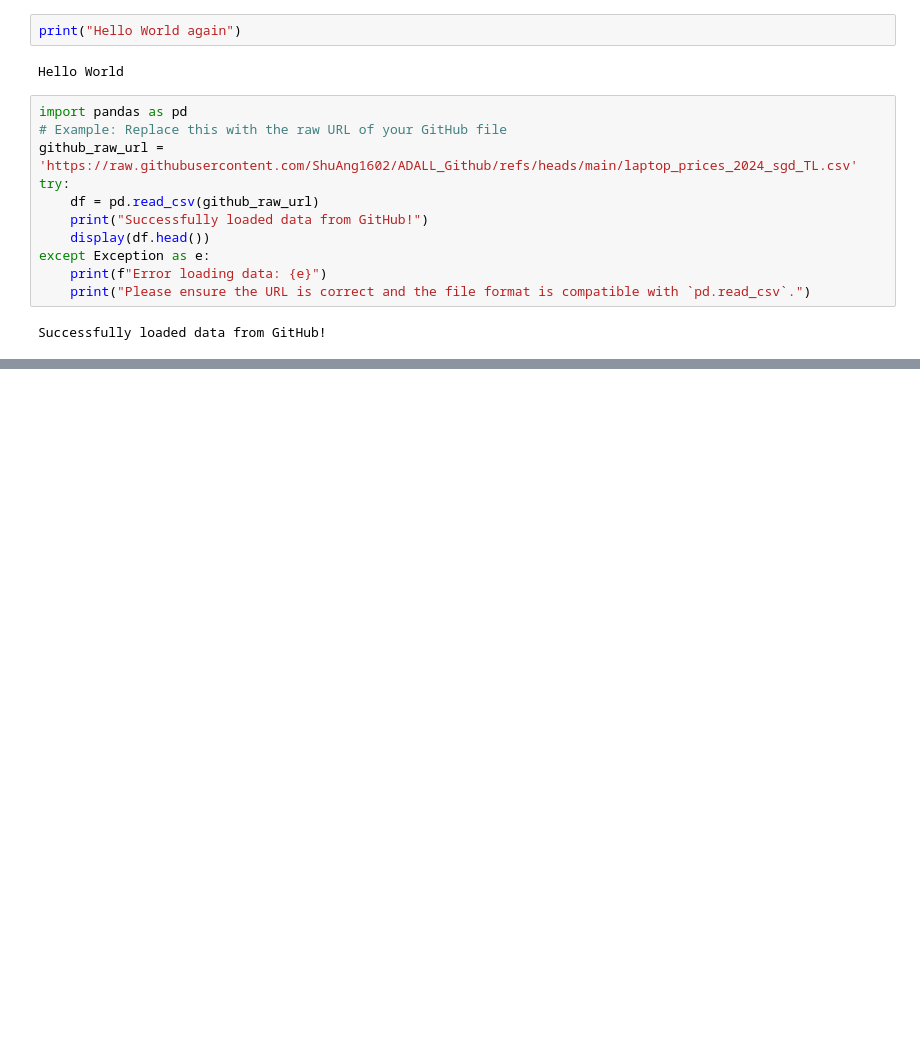
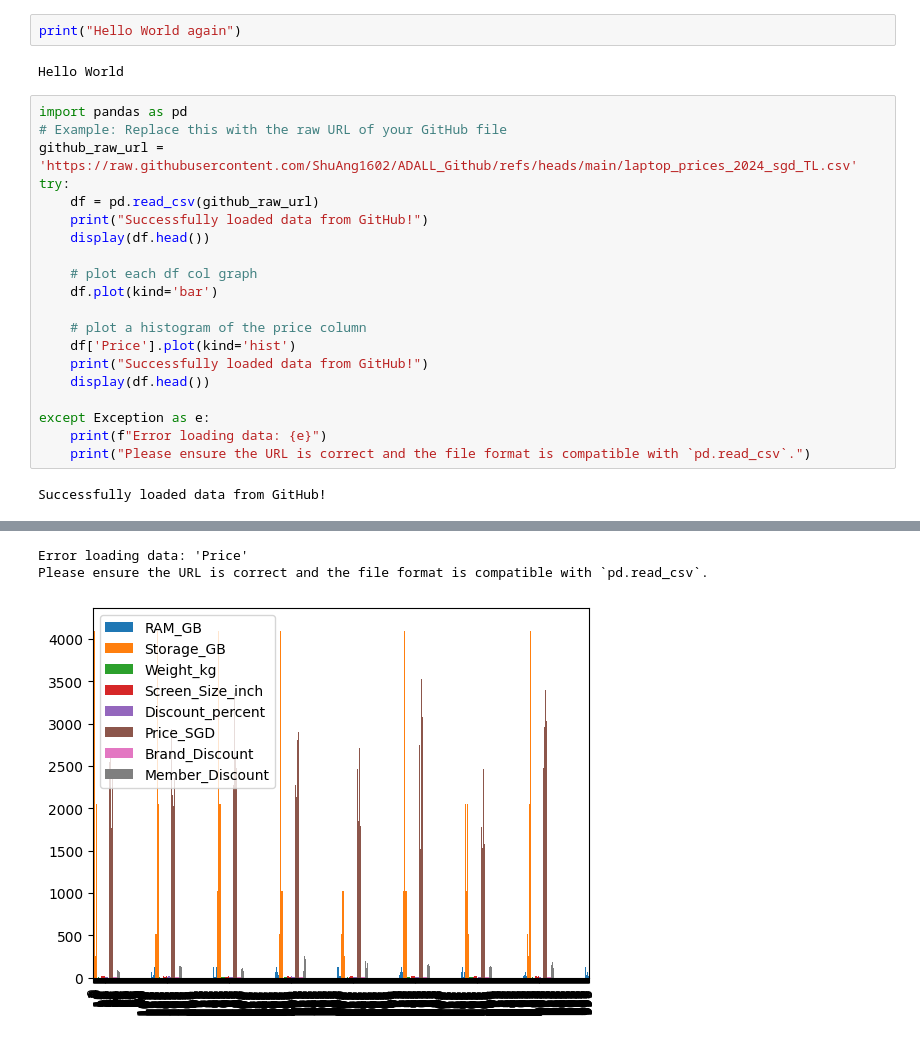
Before and after one commit to ShuAng1602/ADALL_Github, a Jupyter notebook: Main.ipynb, the cells around one changed output, grey strips where cells are left out. Drawn from its saved outputs; the diff is of its cells as text; blank space fills up the shorter version.

```diff
--- a/Main.ipynb
+++ b/Main.ipynb
@@ -7,19 +7,31 @@ Hello World
 # %%
 import pandas as pd
 # Example: Replace this with the raw URL of your GitHub file
 github_raw_url = 'https://raw.githubusercontent.com/ShuAng1602/ADALL_Github/refs/heads/main/laptop_prices_2024_sgd_TL.csv'
 try:
     df = pd.read_csv(github_raw_url)
     print("Successfully loaded data from GitHub!")
     display(df.head())
+
+    # plot each df col graph
+    df.plot(kind='bar')
+
+    # plot a histogram of the price column
+    df['Price'].plot(kind='hist')
+    print("Successfully loaded data from GitHub!")
+    display(df.head())
+
 except Exception as e:
     print(f"Error loading data: {e}")
     print("Please ensure the URL is correct and the file format is compatible with `pd.read_csv`.")
 # %% [output]
 Successfully loaded data from GitHub!
 |  | Brand | Model | CPU | GPU | RAM_GB | Storage_Type | Storage_GB | Touchscreen | Weight_kg | ... |
 | 0 | Acer | Aspire 5 | Intel i9-14900HK | NVIDIA RTX 4070 | 64 | SSD | 256 | False | 1.56 | ... |
 | 1 | Acer | Nitro 5 | AMD Ryzen 9 8900HX | AMD Radeon 780M | 32 | SSD | 1024 | True | 1.45 | ... |
 | 2 | Acer | Nitro 5 | AMD Ryzen 5 8600H | NVIDIA RTX 4050 | 32 | SSD | 2048 | False | 1.34 | ... |
 | 3 | Acer | TravelMate P6 | Intel Core Ultra 7 15500H | NVIDIA RTX 4060 | 16 | SSD | 4096 | True | 1.18 | ... |
 | 4 | Acer | Predator Helios 300 | Intel i7-14800H | NVIDIA RTX 4070 | 8 | SSD | 1024 | True | 1.31 | ... |
+Error loading data: 'Price'
+Please ensure the URL is correct and the file format is compatible with `pd.read_csv`.
+[figure, added]
```
